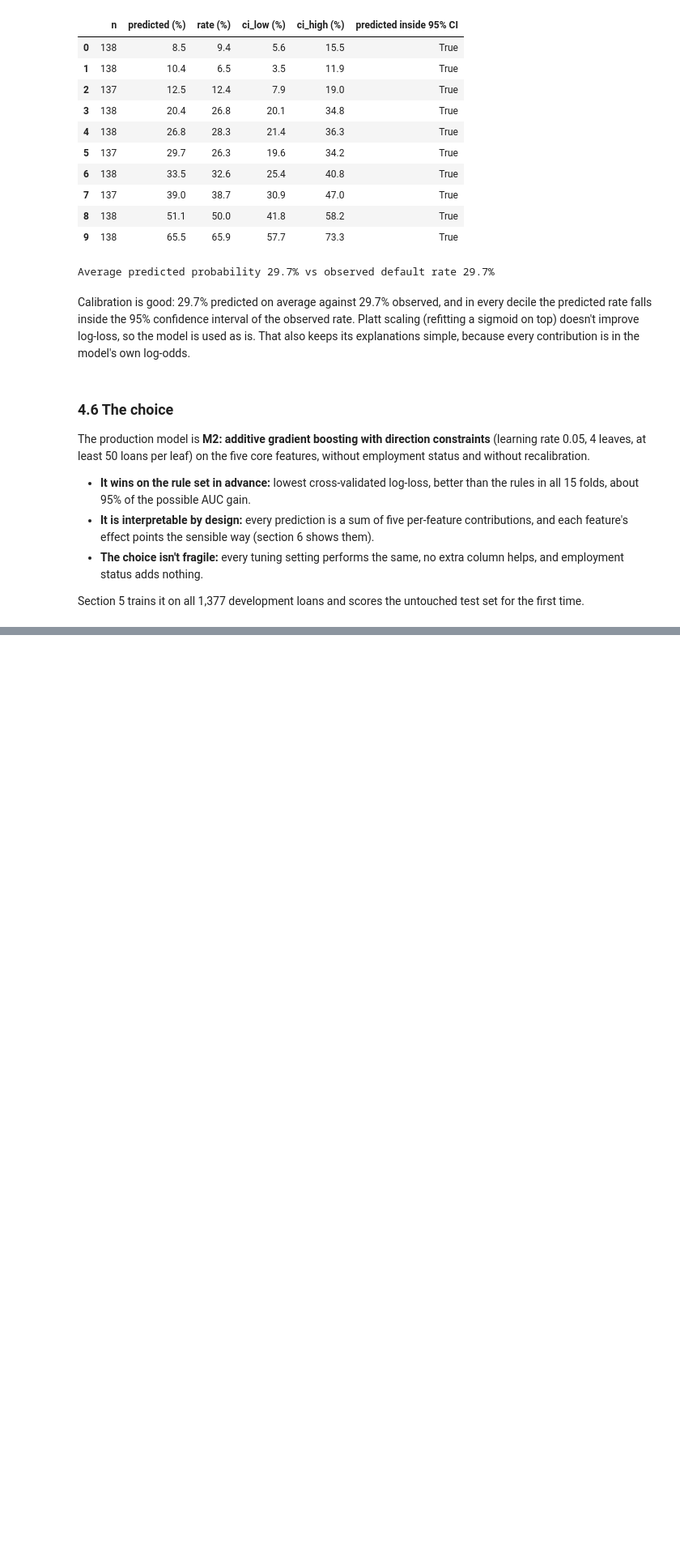
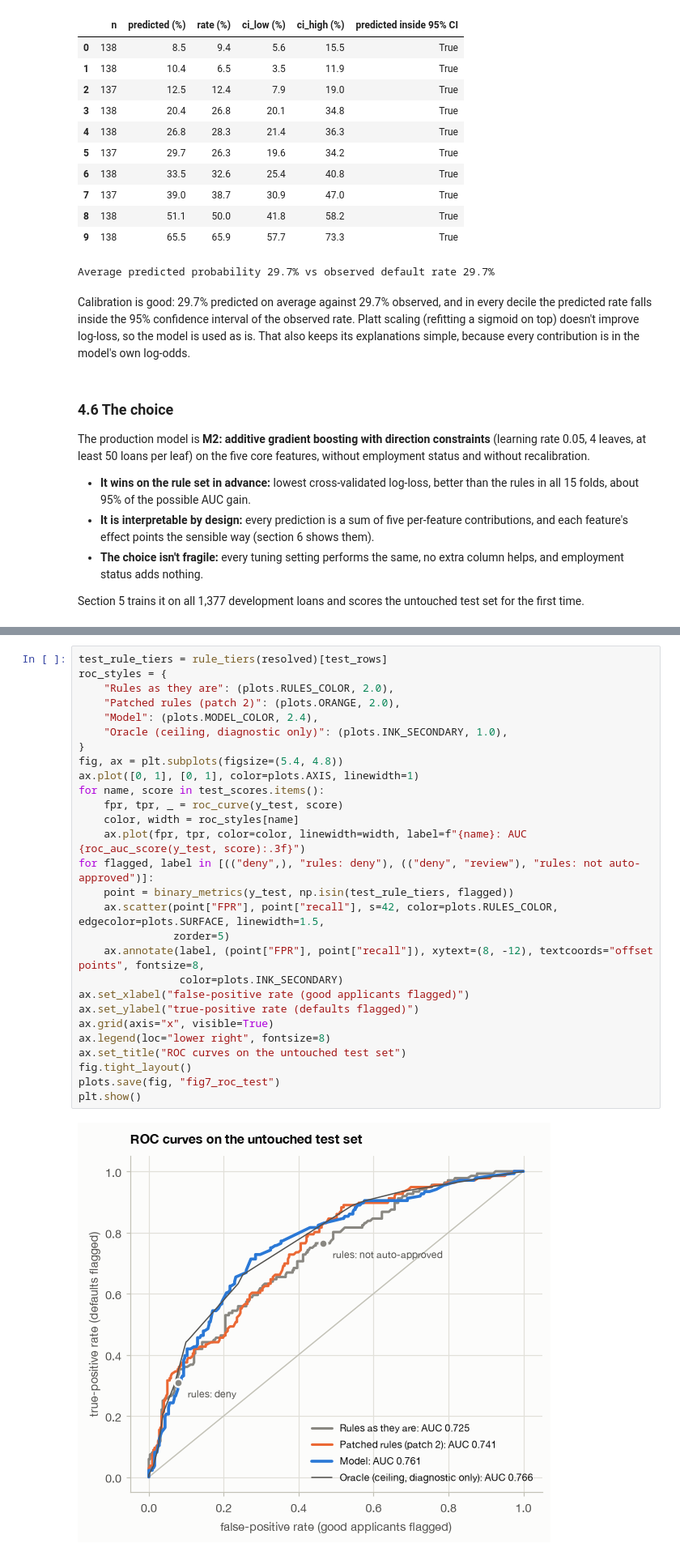
Before and after one commit to smparc/loan-default-model-matthew-park, a Jupyter notebook: analysis.ipynb, the cells around one changed output, grey strips where cells are left out. Shown at 81% size. Cells and saved outputs as stored; diff of their text form; blank space fills up the shorter version.

Commit message:
Evaluate model against the baseline

```diff
--- a/analysis.ipynb
+++ b/analysis.ipynb
@@ -1059,0 +1114,30 @@ time.
+# %%
+test_rule_tiers = rule_tiers(resolved)[test_rows]
+roc_styles = {
+    "Rules as they are": (plots.RULES_COLOR, 2.0),
+    "Patched rules (patch 2)": (plots.ORANGE, 2.0),
+    "Model": (plots.MODEL_COLOR, 2.4),
+    "Oracle (ceiling, diagnostic only)": (plots.INK_SECONDARY, 1.0),
+}
+fig, ax = plt.subplots(figsize=(5.4, 4.8))
+ax.plot([0, 1], [0, 1], color=plots.AXIS, linewidth=1)
+for name, score in test_scores.items():
+    fpr, tpr, _ = roc_curve(y_test, score)
+    color, width = roc_styles[name]
+    ax.plot(fpr, tpr, color=color, linewidth=width, label=f"{name}: AUC {roc_auc_score(y_test, score):.3f}")
+for flagged, label in [(("deny",), "rules: deny"), (("deny", "review"), "rules: not auto-approved")]:
+    point = binary_metrics(y_test, np.isin(test_rule_tiers, flagged))
+    ax.scatter(point["FPR"], point["recall"], s=42, color=plots.RULES_COLOR, edgecolor=plots.SURFACE, linewidth=1.5,
+               zorder=5)
+    ax.annotate(label, (point["FPR"], point["recall"]), xytext=(8, -12), textcoords="offset points", fontsize=8,
+                color=plots.INK_SECONDARY)
+ax.set_xlabel("false-positive rate (good applicants flagged)")
+ax.set_ylabel("true-positive rate (defaults flagged)")
+ax.grid(axis="x", visible=True)
+ax.legend(loc="lower right", fontsize=8)
+ax.set_title("ROC curves on the untouched test set")
+fig.tight_layout()
+plots.save(fig, "fig7_roc_test")
+plt.show()
+# %% [output]
+[figure, added]
```
Also changed, not shown: parts of 17 cells of this notebook, 11 other files.
